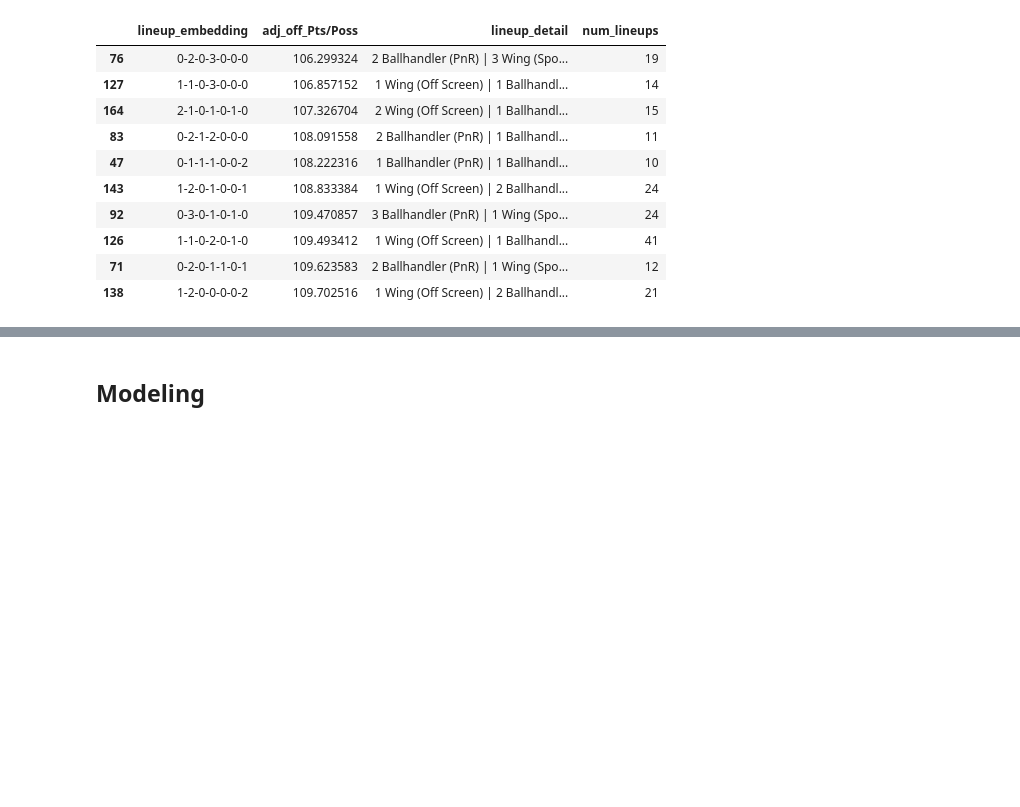
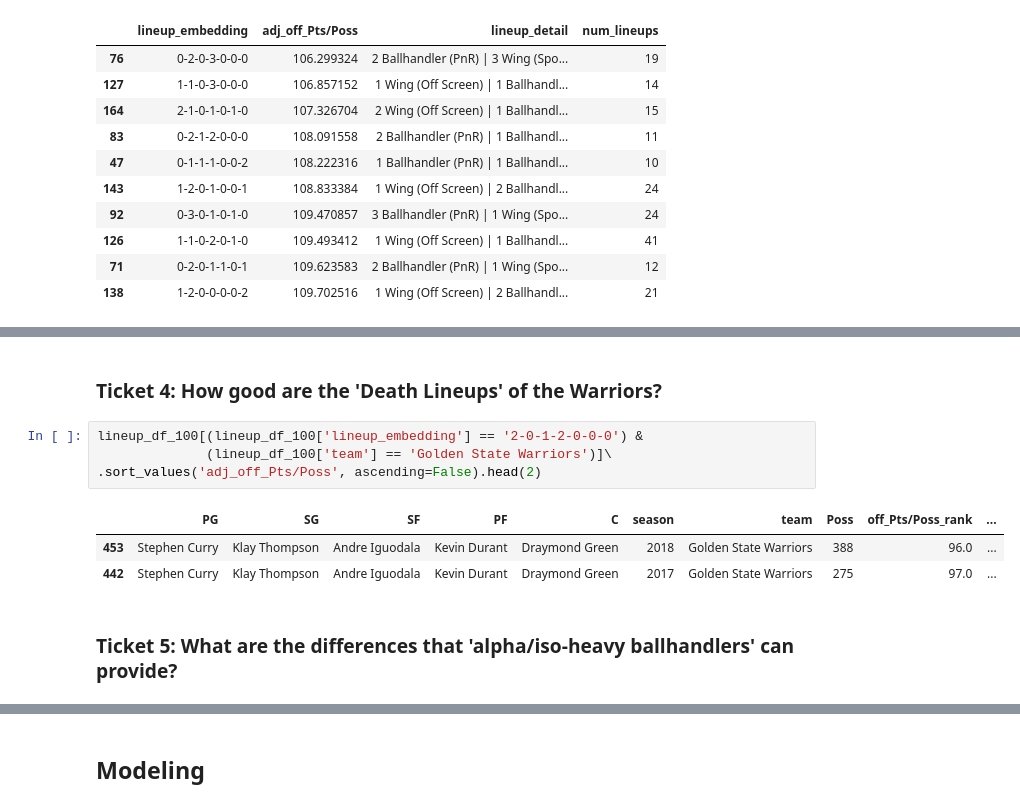
Before and after one commit to xulianrenzoku/synergy_clustering, a Jupyter notebook: nba_clustering_lineup_models.ipynb, the cells around one changed output, grey strips where cells are left out. Drawn from its saved outputs; the diff is of its cells as text; blank space fills up the shorter version.

Commit message:
update ticket 5

```diff
--- a/nba_clustering_lineup_models.ipynb
+++ b/nba_clustering_lineup_models.ipynb
@@ -550,3 +552,15 @@ lineup_df_100[lineup_df_100['lineup_embedding'] == '0-2-0-3-0-0-0']\
 # %% [output]
 |  | PG | SG | SF | PF | C | season | team | Poss | off_Pts/Poss_rank | ... |
 | 1043 | Theo Maledon | Hamidou Diallo | Kenrich Williams | Aleksej Pokusevski | Mike Muscala | 2020 | Oklahoma City Thunder | 151 | 2.0 | ... |
+# %% [markdown]
+### Ticket 4: How good are the 'Death Lineups' of the Warriors?
+# %%
+lineup_df_100[(lineup_df_100['lineup_embedding'] == '2-0-1-2-0-0-0') &
+              (lineup_df_100['team'] == 'Golden State Warriors')]\
+.sort_values('adj_off_Pts/Poss', ascending=False).head(2)
+# %% [output]
+|  | PG | SG | SF | PF | C | season | team | Poss | off_Pts/Poss_rank | ... |
+| 453 | Stephen Curry | Klay Thompson | Andre Iguodala | Kevin Durant | Draymond Green | 2018 | Golden State Warriors | 388 | 96.0 | ... |
+| 442 | Stephen Curry | Klay Thompson | Andre Iguodala | Kevin Durant | Draymond Green | 2017 | Golden State Warriors | 275 | 97.0 | ... |
+# %% [markdown]
+### Ticket 5: What are the differences that 'alpha/iso-heavy ballhandlers' can provide?
```
Also changed, not shown: parts of 4 cells of this notebook.
